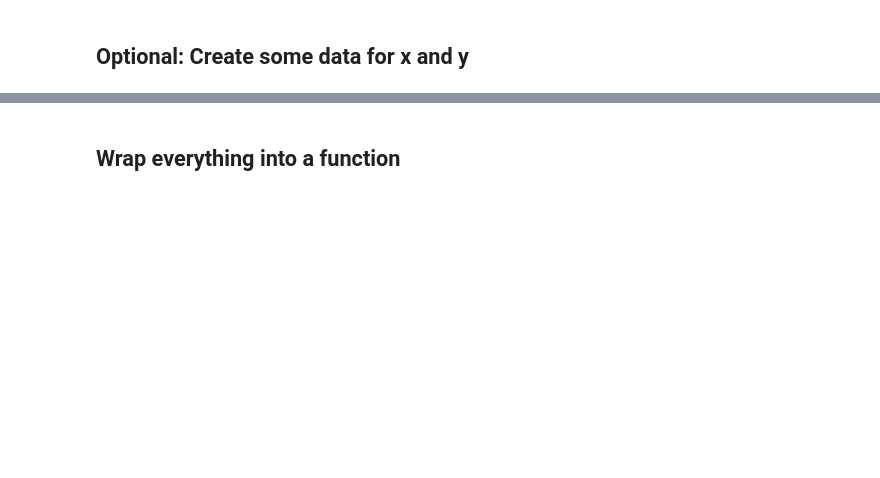
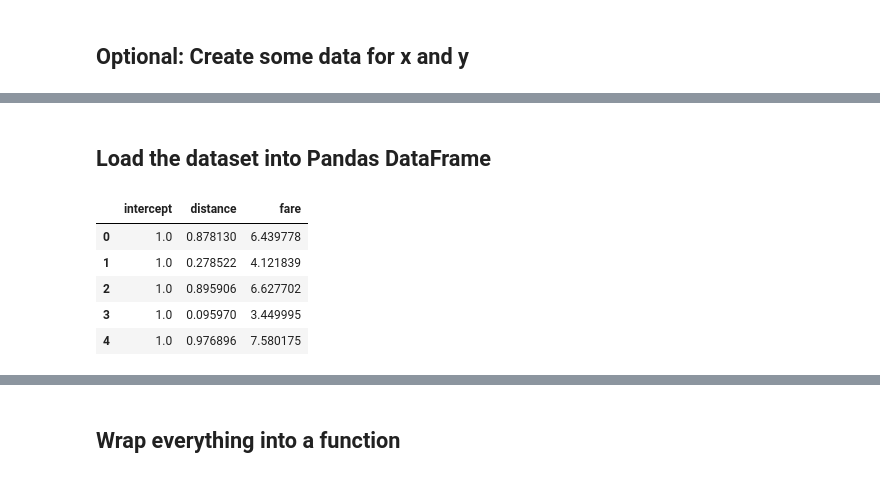
Before and after one commit to SHREYA194/python-for-ai, a Jupyter notebook: notebooks/11_DeepLearning_from_Scratch.ipynb, the cells around one changed output, grey strips where cells are left out. Saved outputs shown, nothing was run; the diff lists cells and outputs as text; code cells hidden in the pictures; blank space fills up the shorter version.

```diff
--- a/notebooks/11_DeepLearning_from_Scratch.ipynb
+++ b/notebooks/11_DeepLearning_from_Scratch.ipynb
@@ -109,0 +117,14 @@ plt.ylabel('y');
+# %% [markdown]
+## Load the dataset into Pandas DataFrame
+# %%
+taxi_fare_data = pd.read_csv('../data/taxi_fare.csv')
+
+# View the first 5 rows in the dataframe
+taxi_fare_data.head()
+# %% [output]
+|  | intercept | distance | fare |
+| 0 | 1.0 | 0.878130 | 6.439778 |
+| 1 | 1.0 | 0.278522 | 4.121839 |
+| 2 | 1.0 | 0.895906 | 6.627702 |
+| 3 | 1.0 | 0.095970 | 3.449995 |
+| 4 | 1.0 | 0.976896 | 7.580175 |
```
Also changed, not shown: parts of 12 cells of this notebook, 1 other file.
